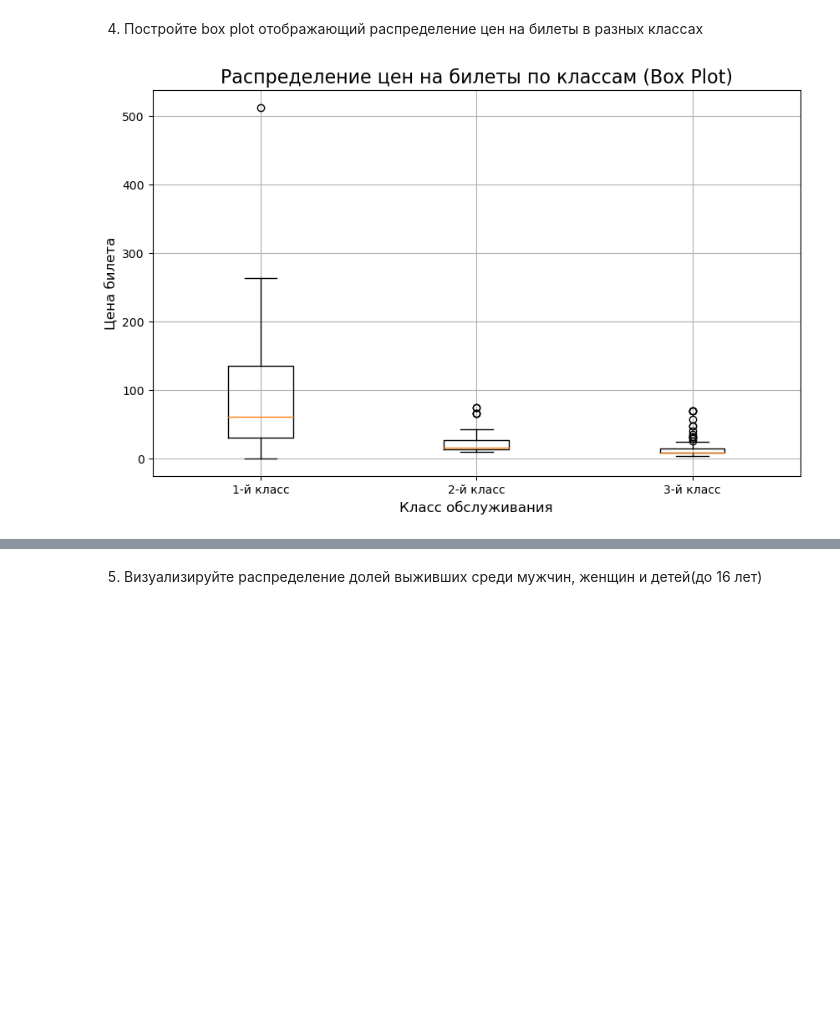
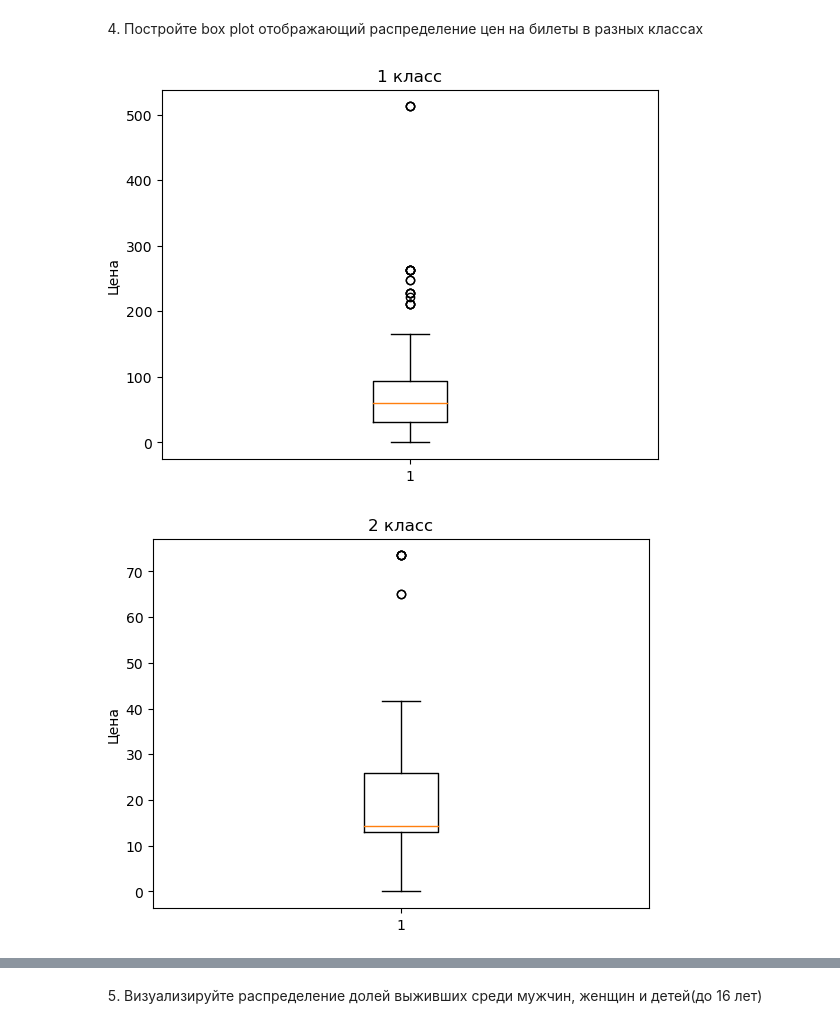
Before and after one commit to vimi100/ML-MAI, a Jupyter notebook: lab1/Lab1-5.ipynb, the cells around one changed output, grey strips where cells are left out. Saved outputs shown, nothing was run; the diff lists cells and outputs as text; code cells hidden in the pictures; blank space fills up the shorter version.

```diff
--- a/lab1/Lab1-5.ipynb
+++ b/lab1/Lab1-5.ipynb
@@ -443,16 +447,21 @@ plt.show()
 4. Постройте box plot отображающий распределение цен на билеты в разных классах
 # %%
 # Построение box plot
-plt.figure(figsize=(10, 6))
-plt.boxplot([df[df['Pclass'] == 1]['Fare'].dropna(),
-             df[df['Pclass'] == 2]['Fare'].dropna(),
-             df[df['Pclass'] == 3]['Fare'].dropna()],
-            labels=['1-й класс', '2-й класс', '3-й класс'])
 
-plt.title('Распределение цен на билеты по классам (Box Plot)', fontsize=16)
-plt.xlabel('Класс обслуживания', fontsize=12)
-plt.ylabel('Цена билета', fontsize=12)
-plt.grid(True)
+plt.ylabel("Цена")
+plt.boxplot(df[df['Pclass'] == 1]['Fare'].dropna())
+plt.title("1 класс")
 plt.show()
+
+plt.ylabel("Цена")
+plt.boxplot(df[df['Pclass'] == 2]['Fare'].dropna())
+plt.title("2 класс")
+plt.show()
+
+plt.ylabel("Цена")
+plt.boxplot(df[df['Pclass'] == 3]['Fare'].dropna())
+plt.title("3 класс")
+plt.show()
 # %% [output]
-[figure, old version]
+[figure, new version]
+[figure, added]
```
Also changed, not shown: parts of 21 cells of this notebook.
